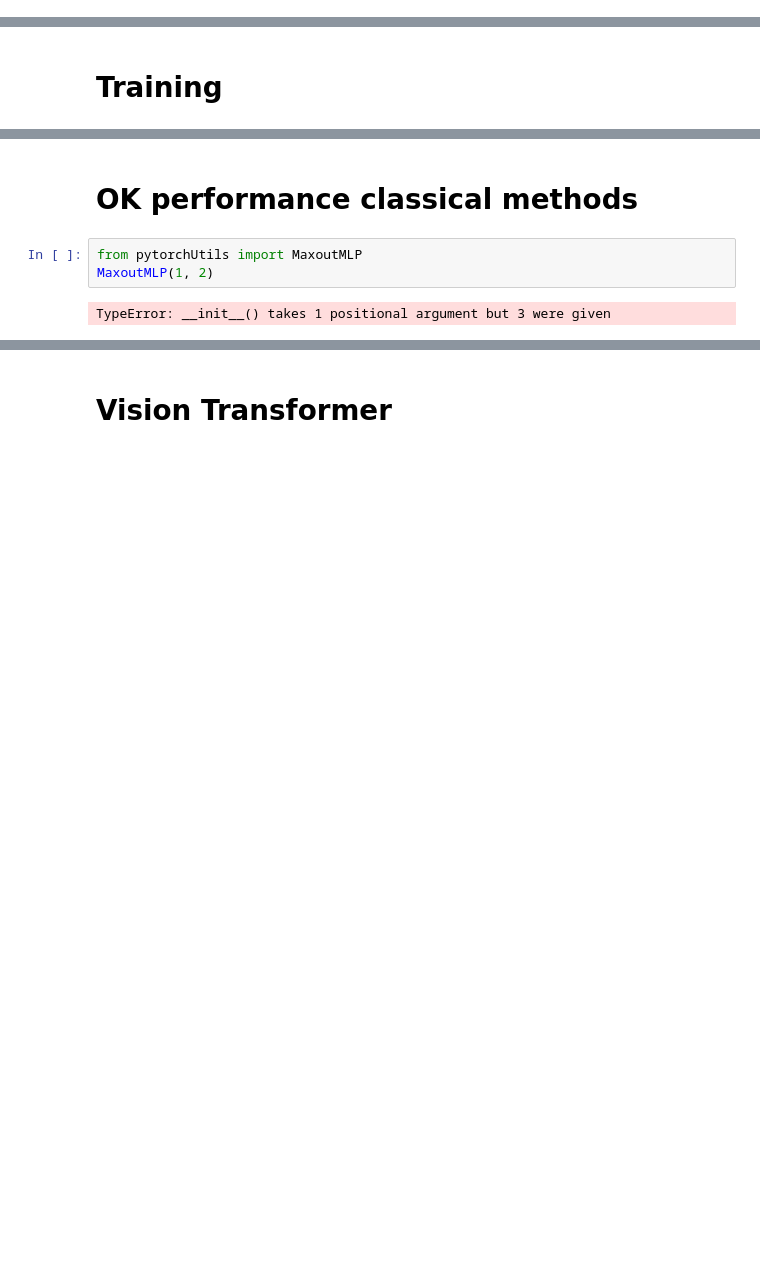
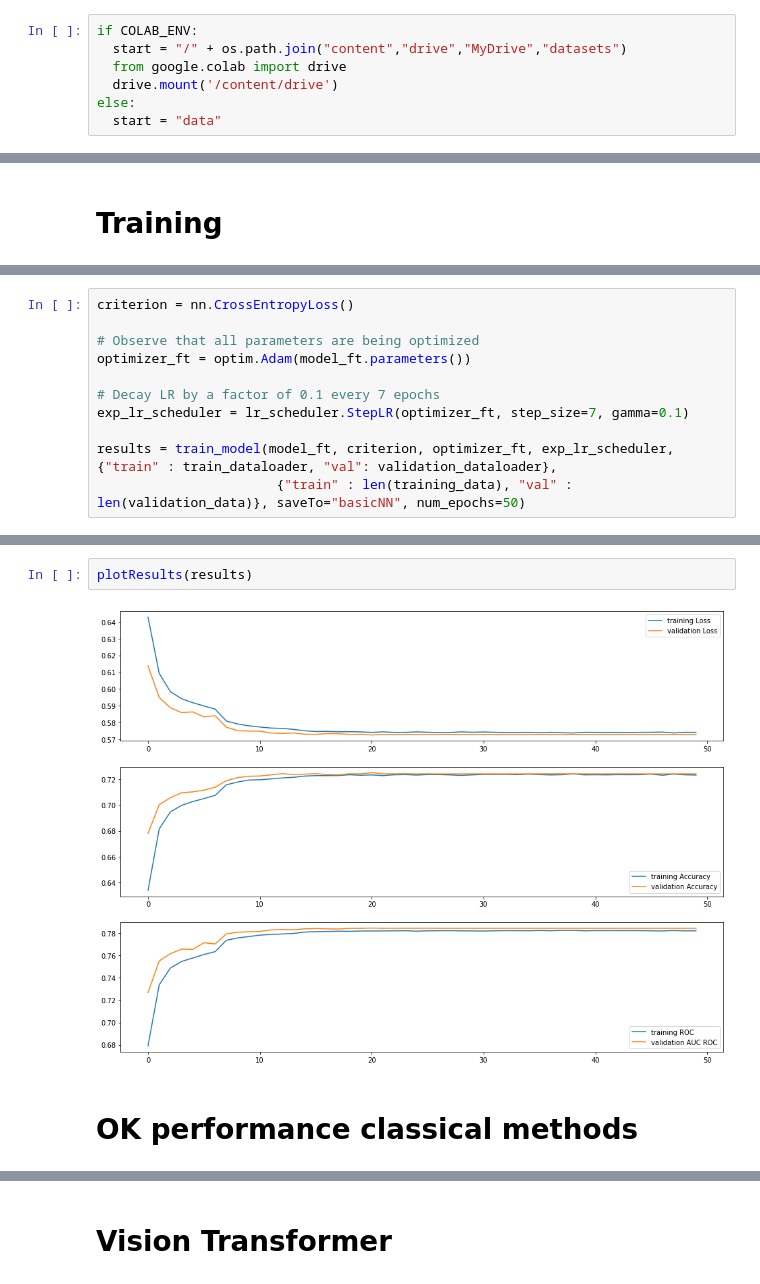
Before and after one commit to Ache17/E2E-2022, a Jupyter notebook: particle_identification.ipynb, the cells around one changed output, grey strips where cells are left out. Saved outputs shown, nothing was run; the diff lists cells and outputs as text; blank space fills up the shorter version.

```diff
--- a/particle_identification.ipynb
+++ b/particle_identification.ipynb
@@ -24,2 +146,9 @@ from sklearn.metrics import roc_auc_score
 # %% [markdown]
 # Data Loading
+# %%
+if COLAB_ENV:
+  start = "/" + os.path.join("content","drive","MyDrive","datasets")
+  from google.colab import drive
+  drive.mount('/content/drive')
+else:
+  start = "data"
@@ -352,0 +558,11 @@ plotResults(results)
+# %%
+criterion = nn.CrossEntropyLoss()
+
+# Observe that all parameters are being optimized
+optimizer_ft = optim.Adam(model_ft.parameters())
+
+# Decay LR by a factor of 0.1 every 7 epochs
+exp_lr_scheduler = lr_scheduler.StepLR(optimizer_ft, step_size=7, gamma=0.1)
+
+results = train_model(model_ft, criterion, optimizer_ft, exp_lr_scheduler,{"train" : train_dataloader, "val": validation_dataloader},
+                       {"train" : len(training_data), "val" : len(validation_data)}, saveTo="basicNN", num_epochs=50)
@@ -353,7 +587,6 @@ plotResults(results)
+# %%
+plotResults(results)
+# %% [output]
+[figure, added]
 # %% [markdown]
 # OK performance classical methods
-# %%
-from pytorchUtils import MaxoutMLP
-MaxoutMLP(1, 2)
-# %% [output]
-TypeError: __init__() takes 1 positional argument but 3 were given
```
Also changed, not shown: parts of 38 cells of this notebook.
